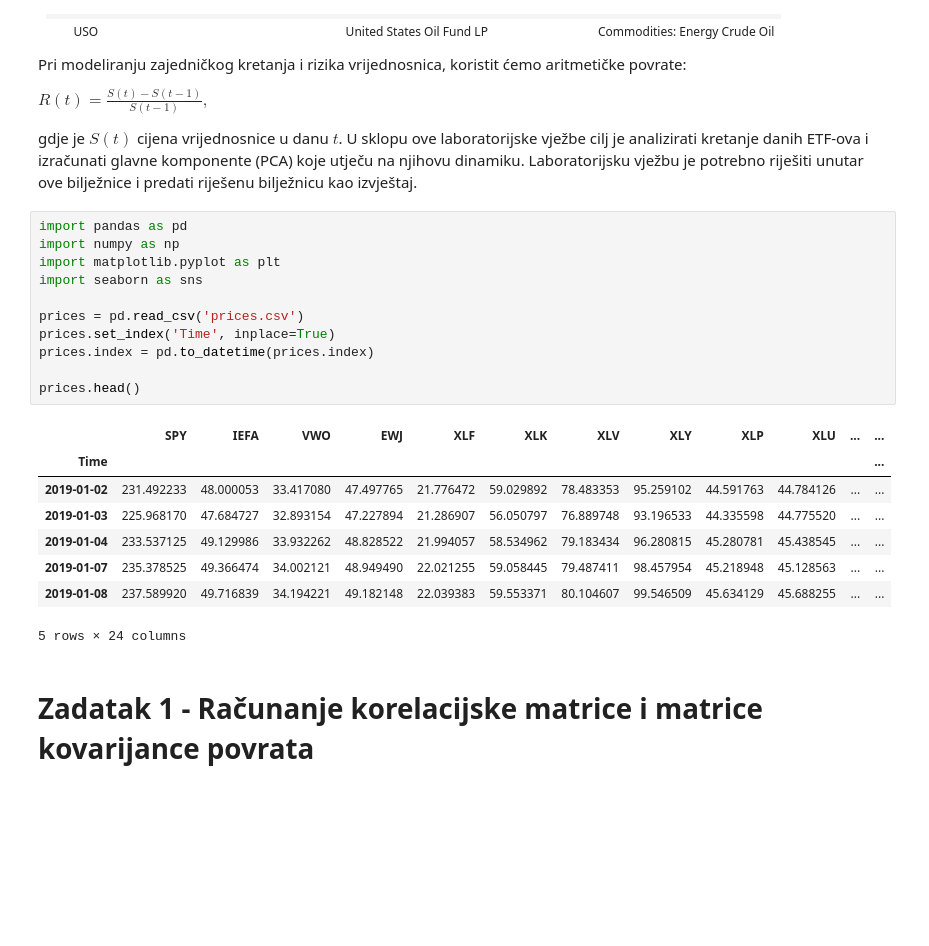
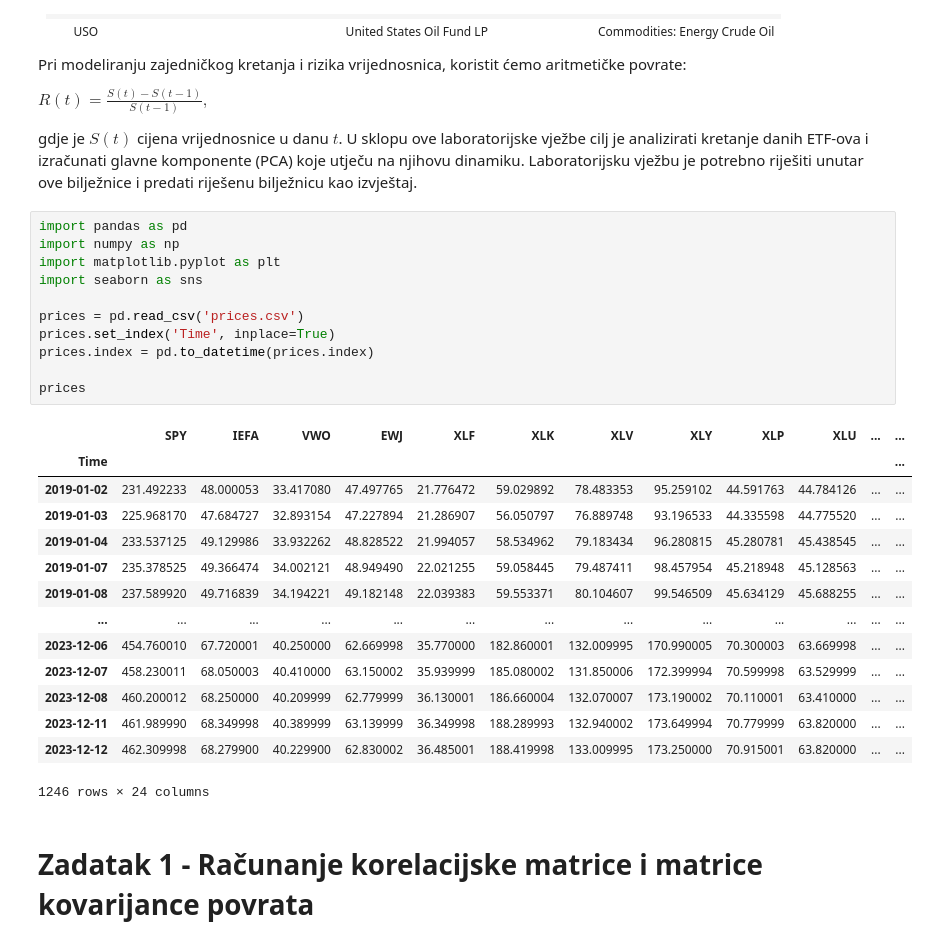
Before and after one commit to evucelic/Obrada-Informacija, a Jupyter notebook: financije/OI_Lab4.ipynb, the cells around one changed output. Saved outputs shown, nothing was run; the diff lists cells and outputs as text; blank space fills up the shorter version.

```diff
--- a/financije/OI_Lab4.ipynb
+++ b/financije/OI_Lab4.ipynb
@@ -52,23 +52,29 @@ gdje je $S(t)$ cijena vrijednosnice u danu $t$. U sklopu ove laboratorijske vje
 # %%
 import pandas as pd
 import numpy as np
 import matplotlib.pyplot as plt
 import seaborn as sns
 
 prices = pd.read_csv('prices.csv')
 prices.set_index('Time', inplace=True)
 prices.index = pd.to_datetime(prices.index)
 
-prices.head()
+prices
 # %% [output]
 |  | SPY | IEFA | VWO | EWJ | XLF | XLK | XLV | XLY | XLP | XLU | ... | ... |
 | Time |  |  |  |  |  |  |  |  |  |  |  | ... |
 | 2019-01-02 | 231.492233 | 48.000053 | 33.417080 | 47.497765 | 21.776472 | 59.029892 | 78.483353 | 95.259102 | 44.591763 | 44.784126 | ... | ... |
 | 2019-01-03 | 225.968170 | 47.684727 | 32.893154 | 47.227894 | 21.286907 | 56.050797 | 76.889748 | 93.196533 | 44.335598 | 44.775520 | ... | ... |
 | 2019-01-04 | 233.537125 | 49.129986 | 33.932262 | 48.828522 | 21.994057 | 58.534962 | 79.183434 | 96.280815 | 45.280781 | 45.438545 | ... | ... |
 | 2019-01-07 | 235.378525 | 49.366474 | 34.002121 | 48.949490 | 22.021255 | 59.058445 | 79.487411 | 98.457954 | 45.218948 | 45.128563 | ... | ... |
 | 2019-01-08 | 237.589920 | 49.716839 | 34.194221 | 49.182148 | 22.039383 | 59.553371 | 80.104607 | 99.546509 | 45.634129 | 45.688255 | ... | ... |
+| ... | ... | ... | ... | ... | ... | ... | ... | ... | ... | ... | ... | ... |
+| 2023-12-06 | 454.760010 | 67.720001 | 40.250000 | 62.669998 | 35.770000 | 182.860001 | 132.009995 | 170.990005 | 70.300003 | 63.669998 | ... | ... |
+| 2023-12-07 | 458.230011 | 68.050003 | 40.410000 | 63.150002 | 35.939999 | 185.080002 | 131.850006 | 172.399994 | 70.599998 | 63.529999 | ... | ... |
+| 2023-12-08 | 460.200012 | 68.250000 | 40.209999 | 62.779999 | 36.130001 | 186.660004 | 132.070007 | 173.190002 | 70.110001 | 63.410000 | ... | ... |
+| 2023-12-11 | 461.989990 | 68.349998 | 40.389999 | 63.139999 | 36.349998 | 188.289993 | 132.940002 | 173.649994 | 70.779999 | 63.820000 | ... | ... |
+| 2023-12-12 | 462.309998 | 68.279900 | 40.229900 | 62.830002 | 36.485001 | 188.419998 | 133.009995 | 173.250000 | 70.915001 | 63.820000 | ... | ... |
-5 rows × 24 columns
+1246 rows × 24 columns
 # %% [markdown]
 # Zadatak 1 - Računanje korelacijske matrice i matrice kovarijance povrata
 # %% [markdown]
```
Also changed, not shown: parts of 7 cells of this notebook.
